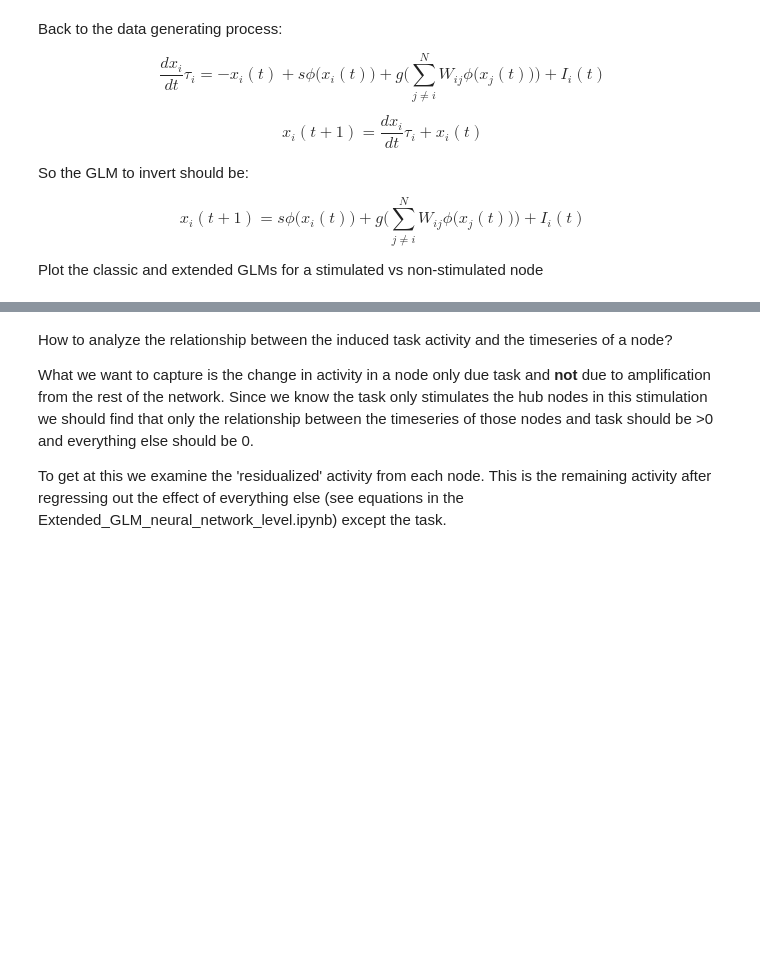
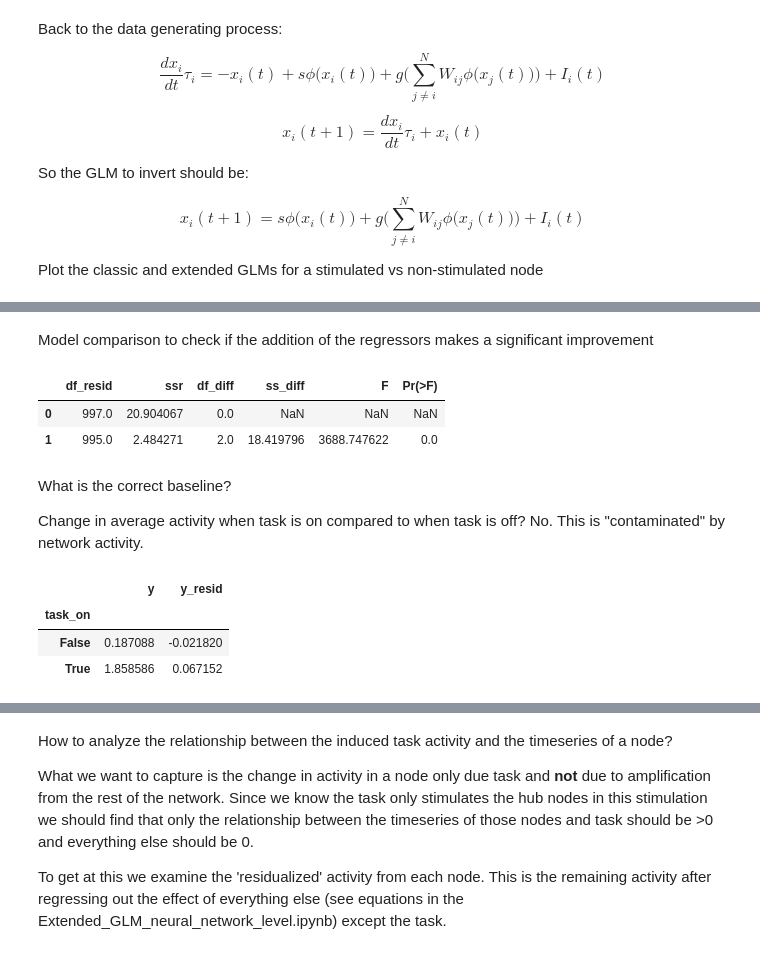
Before and after one commit to zenkavi/NeuralMassModels, a Jupyter notebook: TheoreticalResults/Zenkavi_Simulations/POC_minimal_model.ipynb, the cells around one changed output, grey strips where cells are left out. Saved outputs shown, nothing was run; the diff lists cells and outputs as text; code cells hidden in the pictures; blank space fills up the shorter version.

```diff
--- a/TheoreticalResults/Zenkavi_Simulations/POC_minimal_model.ipynb
+++ b/TheoreticalResults/Zenkavi_Simulations/POC_minimal_model.ipynb
@@ -223,0 +235,12 @@ plt.subplots_adjust(wspace=0.1)
+# %% [markdown]
+Model comparison to check if the addition of the regressors makes a significant improvement
+# %%
+anova_lm(old_mod, new_mod)
+# %% [output]
+|  | df_resid | ssr | df_diff | ss_diff | F | Pr(>F) |
+| 0 | 997.0 | 20.904067 | 0.0 | NaN | NaN | NaN |
+| 1 | 995.0 | 2.484271 | 2.0 | 18.419796 | 3688.747622 | 0.0 |
+# %% [markdown]
+What is the correct baseline?
+
+Change in average activity when task is on compared to when task is off? No. This is "contaminated" by network activity.
@@ -223,0 +261,7 @@ plt.subplots_adjust(wspace=0.1)
+# %%
+tmp.groupby('task_on').mean()
+# %% [output]
+|  | y | y_resid |
+| task_on |  |  |
+| False | 0.187088 | -0.021820 |
+| True | 1.858586 | 0.067152 |
```
Also changed, not shown: parts of 12 cells of this notebook.
